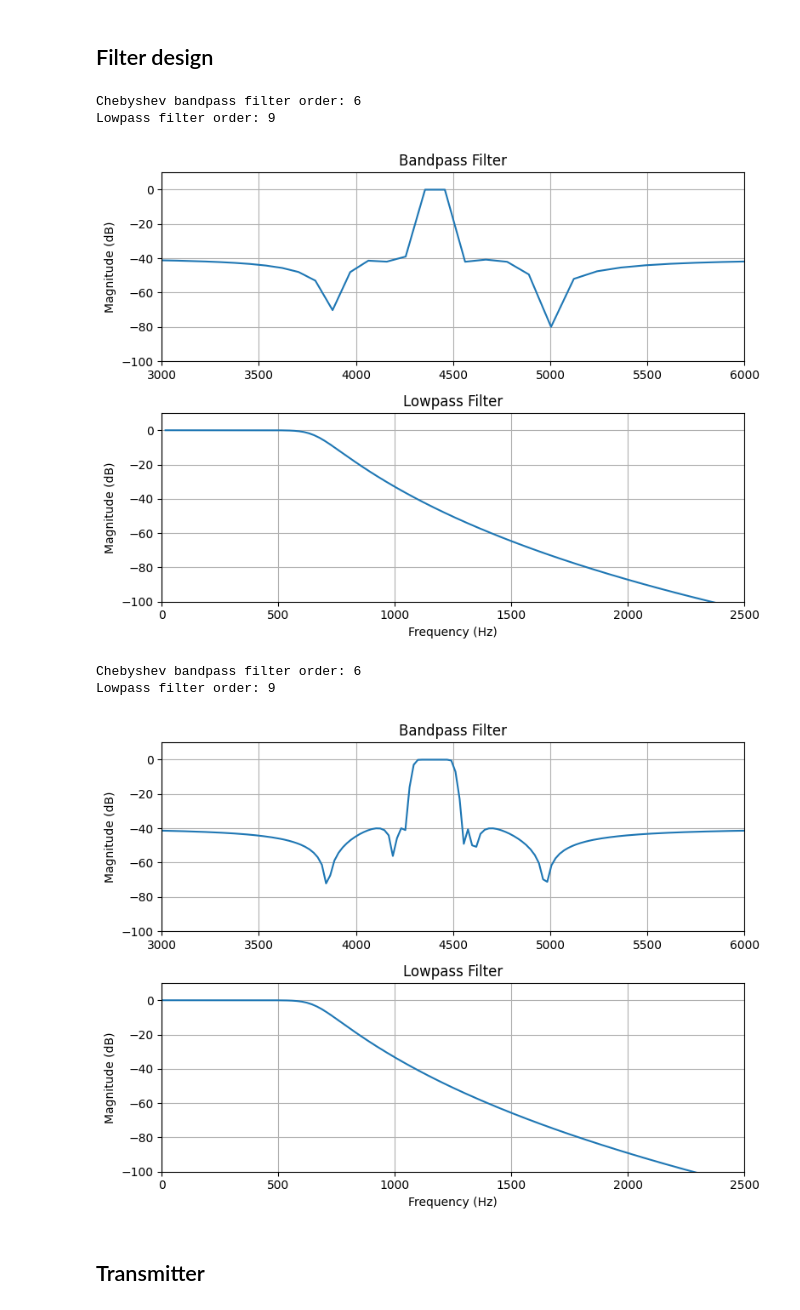
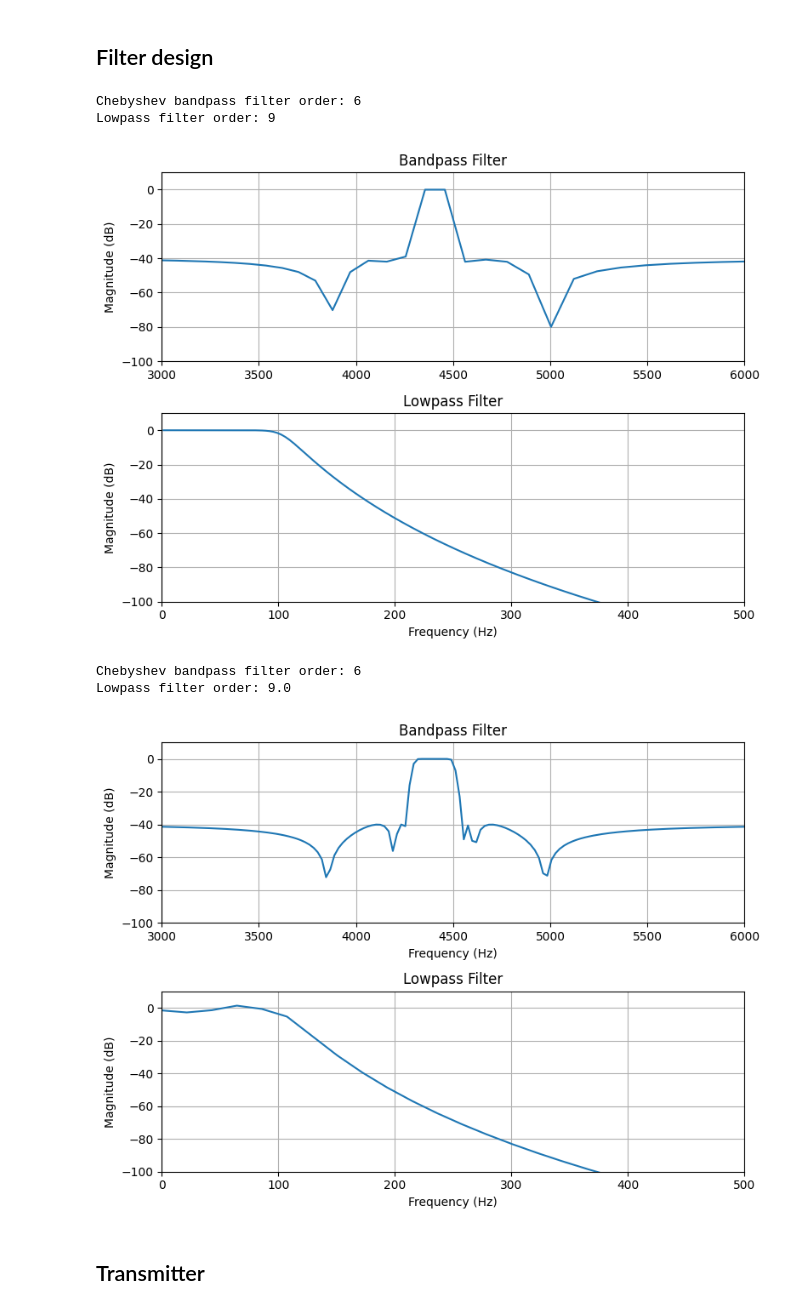
Before and after one commit to hannahpettersson/sigtransprojekt15, a Jupyter notebook: project/lab_2.ipynb, the cells around one changed output. Cells and saved outputs as stored; diff of their text form; code cells hidden in the pictures.

```diff
--- a/project/lab_2.ipynb
+++ b/project/lab_2.ipynb
@@ -35,8 +33,9 @@ As = 40
 
 Ap_lp = 0.8 #passband ripple in db
 As_lp = 40 #stopband attenuation in db
-Wp_lp = 600 #HZ passband edge
-Ws_lp = 1100 #Hz stopband edge
+Wp_lp = 95 #Hz passband edge
+Ws_lp = 175 #Hz stopband edge
+
 wp_arr = [4300, 4500]
 ws_arr = [4250, 4550]
 
@@ -81,13 +80,6 @@ w_lp, h_lp = signal.freqs(b_lp, a_lp)
 f_lp = w_lp / (2*np.pi)  # convert from rad/s to Hz
 print(f"Lowpass filter order: {N_lp}")
 
-# N_lp, Wn_lp = signal.cheb2ord(wp_lp_norm, ws_lp_norm, Ap_lp, As_lp, analog=True)
-# N_lp = int(np.ceil(N_lp))
-# print(f"Lowpass filter order: {N_lp}")
-# b_lp, a_lp = signal.cheby2(N_lp, As, Wn_lp, btype='lowpass', analog=True)
-# w_bp, h_bp = signal.freqs(cb, ca)
-# f_bp = w_bp / (2*np.pi)  # convert from rad/s to Hz
-
 # Plot both filters
 fig, ax = plt.subplots(2,1, figsize=(8,6))
 
@@ -103,7 +95,7 @@ ax[0].grid(True)
 ax[1].plot(f_lp, 20*np.log10(np.abs(h_lp)))
 ax[1].set_title("Lowpass Filter")
 ax[1].set_xlabel("Frequency (Hz)")
-ax[1].set_xlim(0,2500)
+ax[1].set_xlim(0,500)
 ax[1].set_ylim(-100,10)
 
 ax[1].set_ylabel("Magnitude (dB)")
@@ -114,7 +106,7 @@ plt.show()
 # %% [output]
 Chebyshev bandpass filter order: 6
 Lowpass filter order: 9
-[figure, old version]
+[figure, new version]
 # %%
 
 #DIGITAL FILTERS
@@ -130,43 +122,37 @@ N_lp_d, Wn_lp_d = signal.buttord(wp_lp_norm_d, ws_lp_norm_d, Ap_lp, As_lp, analo
 N_lp_d = np.abs(np.ceil(N_lp_d))
 b_lp_d, a_lp_d = signal.iirdesign(wp=wp_lp_norm_d, ws=ws_lp_norm_d, gpass=Ap_lp, gstop=As_lp, ftype='butter', output='ba', analog=False)
 w_lp_d, h_lp_d = signal.freqz(b_lp_d, a_lp_d)
 f_lp_d = w_lp_d * f_nyquist /np.pi  # convert from rad/s to Hz
 print(f"Lowpass filter order: {N_lp_d}")
 
-# Nc_d, w_c_d = signal.cheb2ord(wp_lp_norm_d, ws_lp_norm_d, Ap, As, analog=False)
-# Nc_d = int(np.ceil(Nc_d))
-# print(f"Chebyshev lowpass filter order: {Nc_d}")
-# b_lp_d, a_lp_d = signal.iirdesign(wp=wp_lp_norm_d, ws=ws_lp_norm_d, gpass=Ap_lp, gstop=As_lp, ftype='cheby2', output='ba', analog=False)
-# w_bp_d, h_bp_d = signal.freqz(cb_d, ca_d)
-# f_bp_d = w_bp_d * f_nyquist /np.pi  # convert from rad/s to Hz
-
 # Plot both filters
 fig, ax = plt.subplots(2,1, figsize=(8,6))
 
 # Bandpass
 ax[0].plot(f_bp_d, 20*np.log10(np.abs(hc_d)))
 ax[0].set_title("Bandpass Filter")
 ax[0].set_ylabel("Magnitude (dB)")
+ax[0].set_xlabel("Frequency (Hz)")
 ax[0].set_xlim(3000,6000)
 ax[0].set_ylim(-100,10)
 ax[0].grid(True)
 
 # Lowpass
 ax[1].plot(f_lp_d, 20*np.log10(np.abs(h_lp_d)))
 ax[1].set_title("Lowpass Filter")
 ax[1].set_xlabel("Frequency (Hz)")
-ax[1].set_xlim(0,2500)
+ax[1].set_xlim(0,500)
 ax[1].set_ylim(-100,10)
 
 ax[1].set_ylabel("Magnitude (dB)")
 ax[1].grid(True)
 
 plt.tight_layout()
 plt.show()
 # %% [output]
 Chebyshev bandpass filter order: 6
-Lowpass filter order: 9
+Lowpass filter order: 9.0
-[figure, old version]
+[figure, new version]
 # %% [markdown]
 ## Transmitter
 # %%
```
Also changed, not shown: parts of 2 cells of this notebook, 4 other files.
